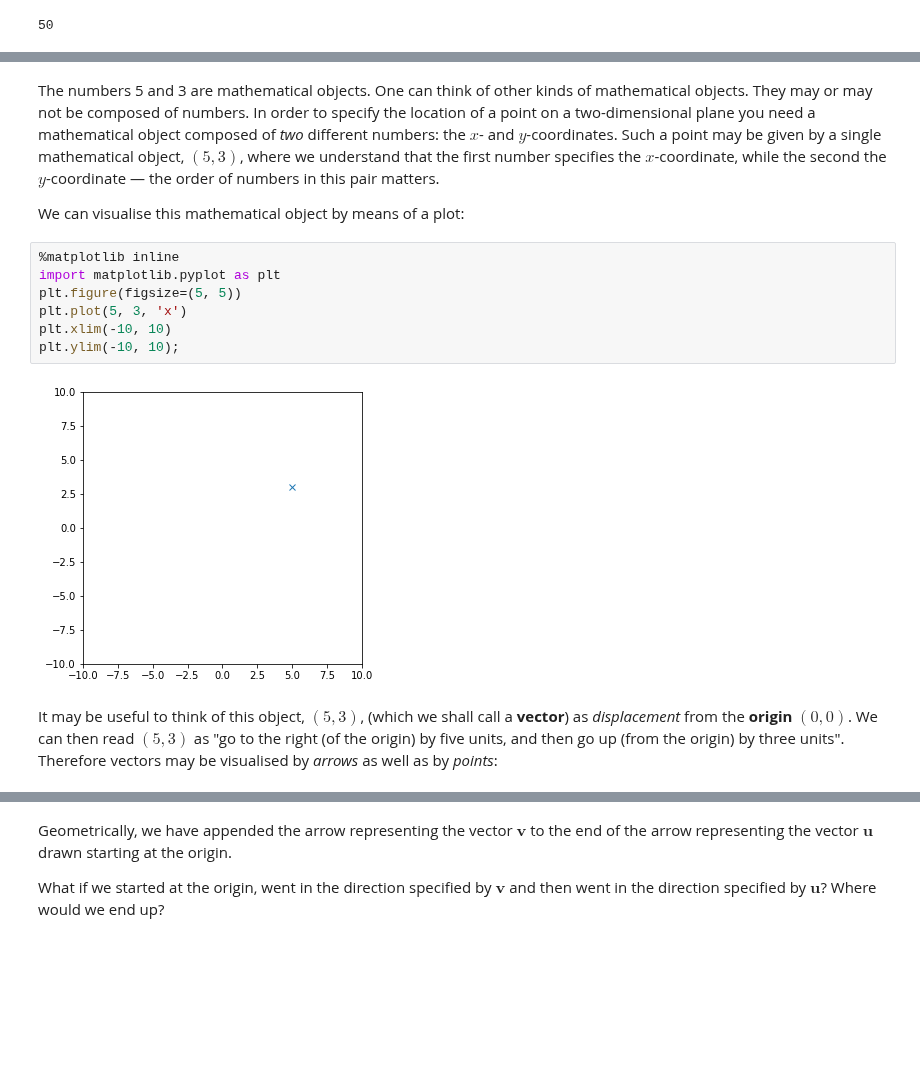
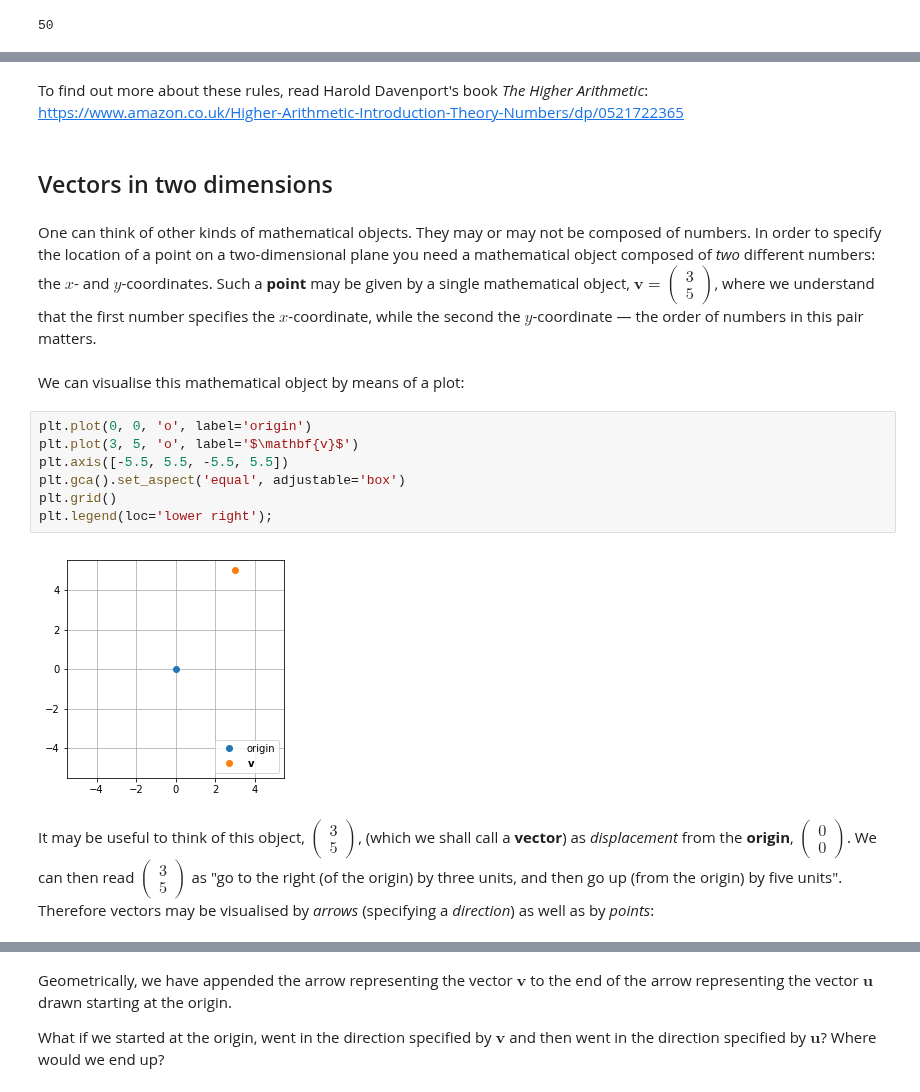
Before and after one commit to thalesians/tsa, a Jupyter notebook: src/jupyter/python/foundations/linear-algebra.ipynb, the cells around one changed output, grey strips where cells are left out. Drawn from its saved outputs; the diff is of its cells as text; blank space fills up the shorter version.

Commit message:
Incorporated more materials into linear-algebra.ipynb. However, need to clean up this notebook to make the flow more coherent.

```diff
--- a/src/jupyter/python/foundations/linear-algebra.ipynb
+++ b/src/jupyter/python/foundations/linear-algebra.ipynb
@@ -19,15 +76,19 @@ and
+# %% [markdown]
+To find out more about these rules, read Harold Davenport's book *The Higher Arithmetic*: https://www.amazon.co.uk/Higher-Arithmetic-Introduction-Theory-Numbers/dp/0521722365
+# %% [markdown]
+## Vectors in two dimensions
 # %% [markdown]
-The numbers 5 and 3 are mathematical objects. One can think of other kinds of mathematical objects. They may or may not be composed of numbers. In order to specify the location of a point on a two-dimensional plane you need a mathematical object composed of *two* different numbers: the $x$- and $y$-coordinates. Such a point may be given by a single mathematical object, $(5, 3)$, where we understand that the first number specifies the $x$-coordinate, while the second the $y$-coordinate &mdash; the order of numbers in this pair matters.
-
-We can visualise this mathematical object by means of a plot:
+One can think of other kinds of mathematical objects. They may or may not be composed of numbers. In order to specify the location of a point on a two-dimensional plane you need a mathematical object composed of *two* different numbers: the $x$- and $y$-coordinates. Such a **point** may be given by a single mathematical object, $\mathbf{v} = \begin{pmatrix} 3 \\ 5 \end{pmatrix}$, where we understand that the first number specifies the $x$-coordinate, while the second the $y$-coordinate &mdash; the order of numbers in this pair matters.
-# %%
-%matplotlib inline
-import matplotlib.pyplot as plt
-plt.figure(figsize=(5, 5))
-plt.plot(5, 3, 'x')
-plt.xlim(-10, 10)
-plt.ylim(-10, 10);
-# %% [output]
-[figure, removed]
+# %% [markdown]
+We can visualise this mathematical object by means of a plot:
+# %%
+plt.plot(0, 0, 'o', label='origin')
+plt.plot(3, 5, 'o', label='$\mathbf{v}$')
+plt.axis([-5.5, 5.5, -5.5, 5.5])
+plt.gca().set_aspect('equal', adjustable='box')
+plt.grid()
+plt.legend(loc='lower right');
+# %% [output]
+[figure, added]
 # %% [markdown]
-It may be useful to think of this object, $(5, 3)$, (which we shall call a **vector**) as *displacement* from the **origin** $(0, 0)$. We can then read $(5, 3)$ as "go to the right (of the origin) by five units, and then go up (from the origin) by three units". Therefore vectors may be visualised by *arrows* as well as by *points*:
+It may be useful to think of this object, $\begin{pmatrix} 3 \\ 5 \end{pmatrix}$, (which we shall call a **vector**) as *displacement* from the **origin**, $\begin{pmatrix} 0 \\ 0 \end{pmatrix}$. We can then read $\begin{pmatrix} 3 \\ 5 \end{pmatrix}$ as "go to the right (of the origin) by three units, and then go up (from the origin) by five units". Therefore vectors may be visualised by *arrows* (specifying a *direction*) as well as by *points*:
```
Also changed, not shown: parts of 102 cells of this notebook.
